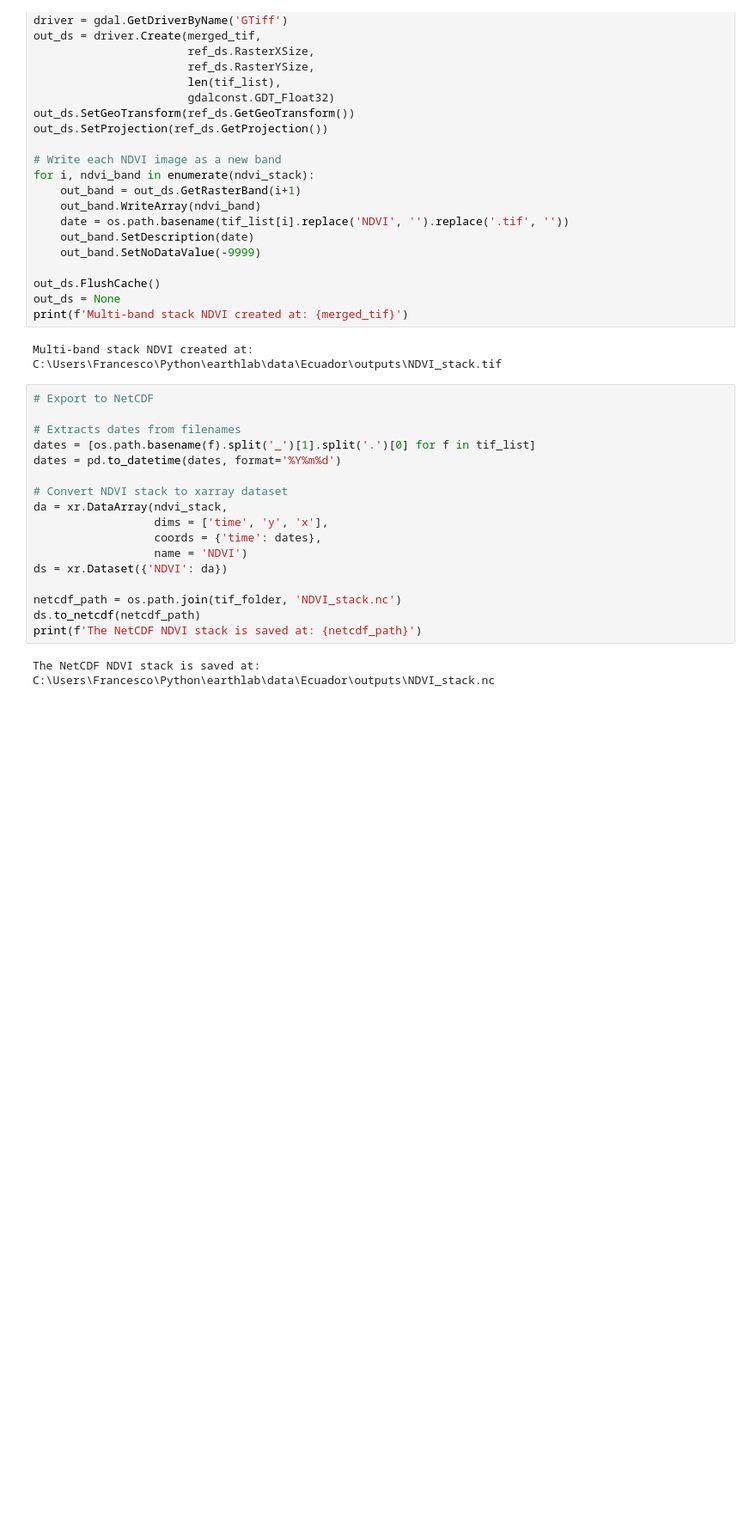
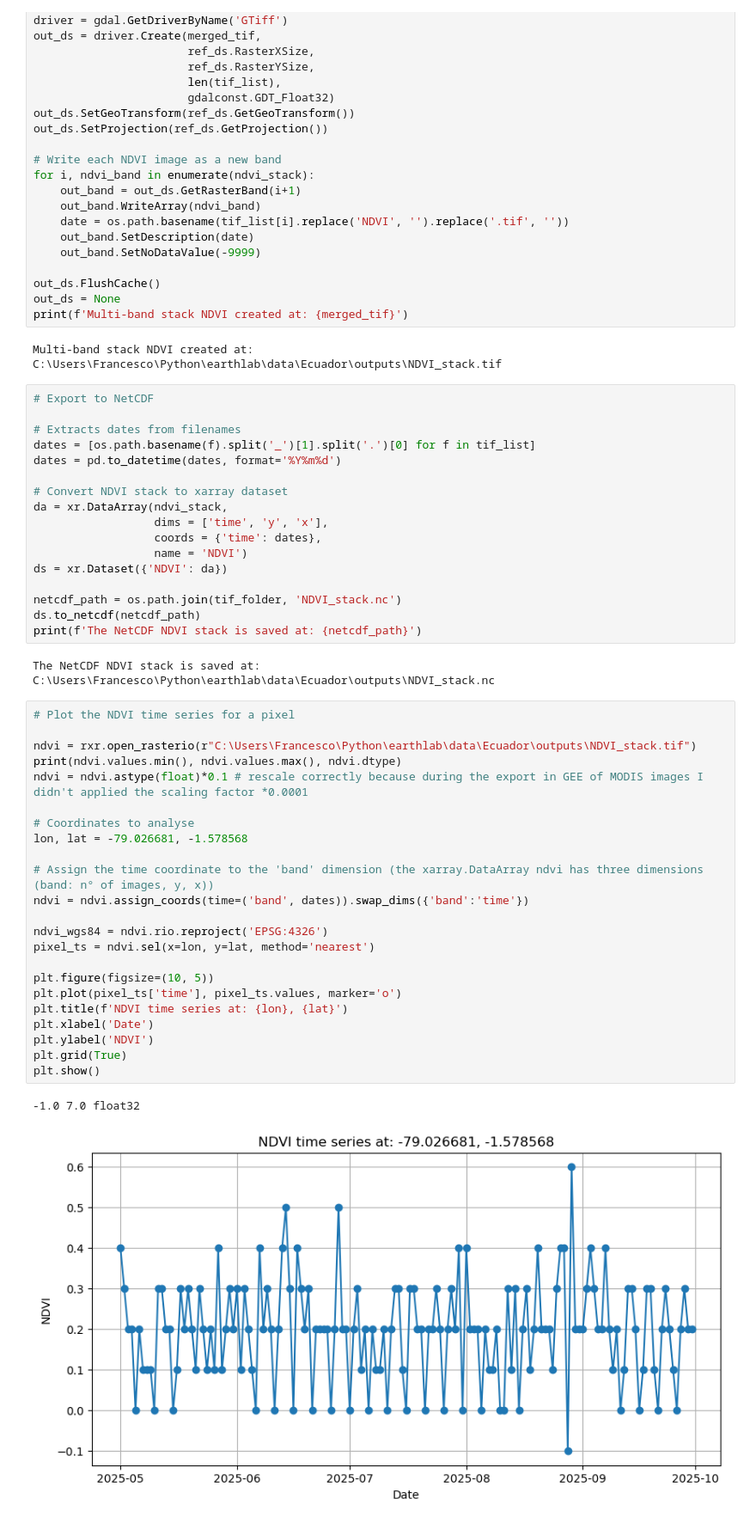
Before and after one commit to francescofustinoni/earthlab, a Jupyter notebook: GeospatialBasicAnalysis/DrySeasonMODISmeanNDVIGuaranda.ipynb, the cells around one changed output. Shown at 86% size. Saved outputs shown, nothing was run; the diff lists cells and outputs as text; blank space fills up the shorter version.

```diff
--- a/GeospatialBasicAnalysis/DrySeasonMODISmeanNDVIGuaranda.ipynb
+++ b/GeospatialBasicAnalysis/DrySeasonMODISmeanNDVIGuaranda.ipynb
@@ -268,3 +291,29 @@ ds.to_netcdf(netcdf_path)
 print(f'The NetCDF NDVI stack is saved at: {netcdf_path}')
 # %% [output]
 The NetCDF NDVI stack is saved at: C:\Users\Francesco\Python\earthlab\data\Ecuador\outputs\NDVI_stack.nc
+# %%
+# Plot the NDVI time series for a pixel
+
+ndvi = rxr.open_rasterio(r"C:\Users\Francesco\Python\earthlab\data\Ecuador\outputs\NDVI_stack.tif")
+print(ndvi.values.min(), ndvi.values.max(), ndvi.dtype)
+ndvi = ndvi.astype(float)*0.1 # rescale correctly because during the export in GEE of MODIS images I didn't applied the scaling factor *0.0001
+
+# Coordinates to analyse
+lon, lat = -79.026681, -1.578568
+
+# Assign the time coordinate to the 'band' dimension (the xarray.DataArray ndvi has three dimensions (band: n° of images, y, x))
+ndvi = ndvi.assign_coords(time=('band', dates)).swap_dims({'band':'time'})
+
+ndvi_wgs84 = ndvi.rio.reproject('EPSG:4326')
+pixel_ts = ndvi.sel(x=lon, y=lat, method='nearest')
+
+plt.figure(figsize=(10, 5))
+plt.plot(pixel_ts['time'], pixel_ts.values, marker='o')
+plt.title(f'NDVI time series at: {lon}, {lat}')
+plt.xlabel('Date')
+plt.ylabel('NDVI')
+plt.grid(True)
+plt.show()
+# %% [output]
+-1.0 7.0 float32
+[figure, added]
```
Also changed, not shown: parts of 8 cells of this notebook.
